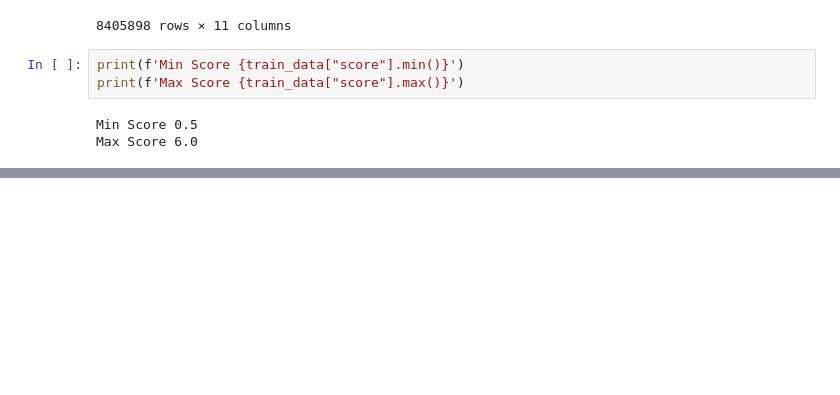
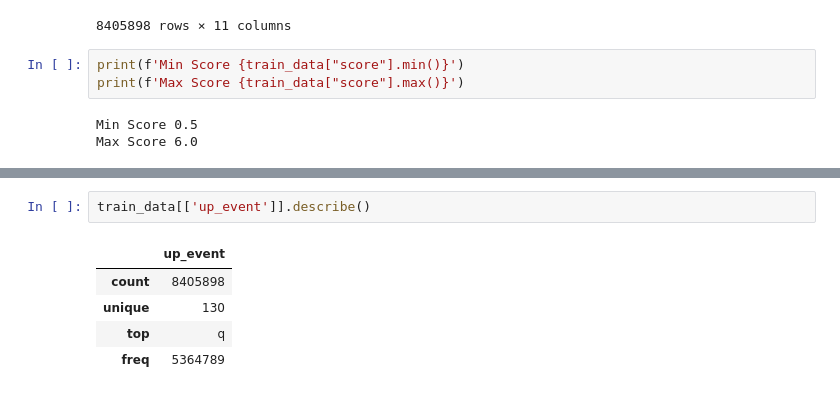
Before and after one commit to mrrkdas/LWPWP-Kaggle, a Jupyter notebook: DataExploration.ipynb, the cells around one changed output, grey strips where cells are left out. Drawn from its saved outputs; the diff is of its cells as text; blank space fills up the shorter version.

```diff
--- a/DataExploration.ipynb
+++ b/DataExploration.ipynb
@@ -98,3 +100,11 @@ test_logs
 | 3 | 2222bbbb | 2 | 290502 | 290548 | 46 | Input | q | q | q | ... |
 | 4 | 4444cccc | 1 | 635547 | 635641 | 94 | Input | Space | Space |  | ... |
 | 5 | 4444cccc | 2 | 184996 | 185052 | 56 | Input | q | q | q | ... |
+# %%
+train_data[['up_event']].describe()
+# %% [output]
+|  | up_event |
+| count | 8405898 |
+| unique | 130 |
+| top | q |
+| freq | 5364789 |
```
Also changed, not shown: parts of 5 cells of this notebook.
